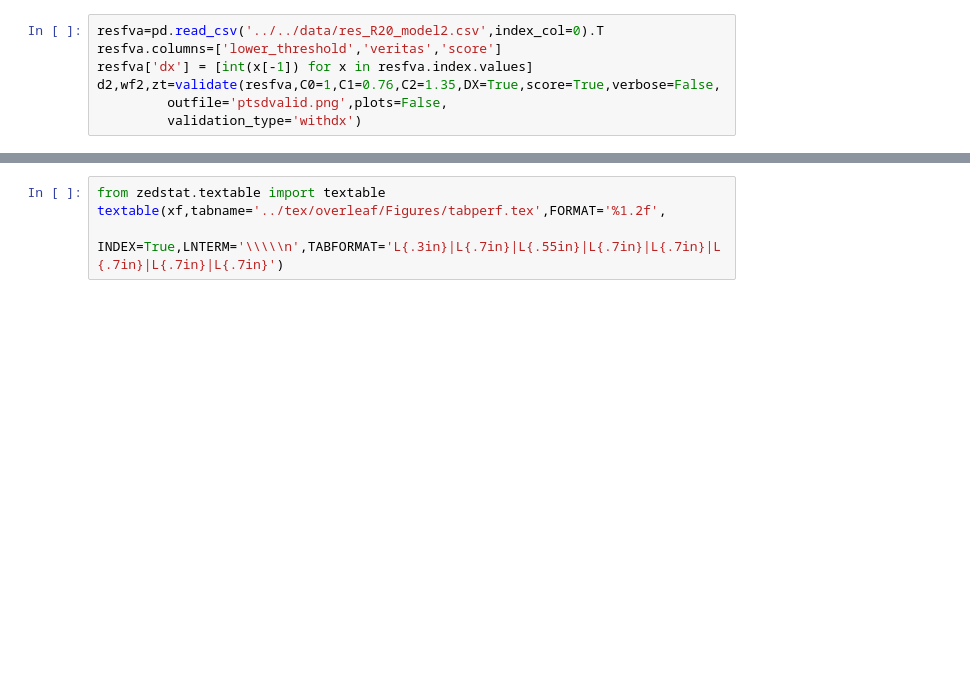
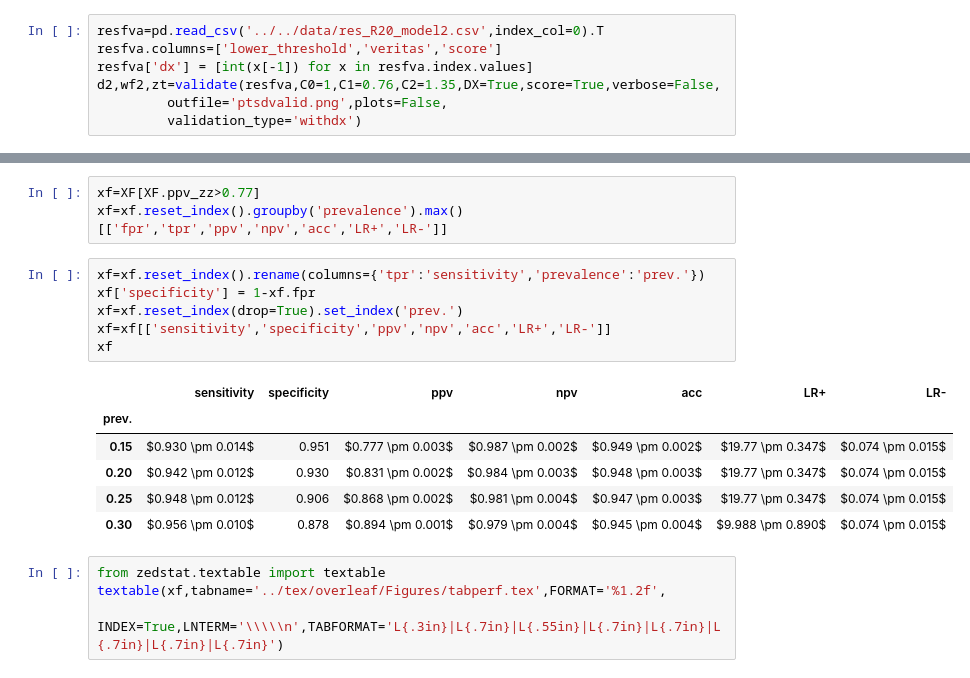
Before and after one commit to zeroknowledgediscovery/truthnet, a Jupyter notebook: truthnet/examples/redo_auc.ipynb, the cells around one changed output, grey strips where cells are left out. Saved outputs shown, nothing was run; the diff lists cells and outputs as text; blank space fills up the shorter version.

```diff
--- a/truthnet/examples/redo_auc.ipynb
+++ b/truthnet/examples/redo_auc.ipynb
@@ -256,3 +243,19 @@ xf
+# %%
+xf=XF[XF.ppv_zz>0.77]
+xf=xf.reset_index().groupby('prevalence').max()[['fpr','tpr','ppv','npv','acc','LR+','LR-']]
+# %%
+xf=xf.reset_index().rename(columns={'tpr':'sensitivity','prevalence':'prev.'})
+xf['specificity'] = 1-xf.fpr
+xf=xf.reset_index(drop=True).set_index('prev.')
+xf=xf[['sensitivity','specificity','ppv','npv','acc','LR+','LR-']]
+xf
+# %% [output]
+|  | sensitivity | specificity | ppv | npv | acc | LR+ | LR- |
+| prev. |  |  |  |  |  |  |  |
+| 0.15 | $0.930 \pm 0.014$ | 0.951 | $0.777 \pm 0.003$ | $0.987 \pm 0.002$ | $0.949 \pm 0.002$ | $19.77 \pm 0.347$ | $0.074 \pm 0.015$ |
+| 0.20 | $0.942 \pm 0.012$ | 0.930 | $0.831 \pm 0.002$ | $0.984 \pm 0.003$ | $0.948 \pm 0.003$ | $19.77 \pm 0.347$ | $0.074 \pm 0.015$ |
+| 0.25 | $0.948 \pm 0.012$ | 0.906 | $0.868 \pm 0.002$ | $0.981 \pm 0.004$ | $0.947 \pm 0.003$ | $19.77 \pm 0.347$ | $0.074 \pm 0.015$ |
+| 0.30 | $0.956 \pm 0.010$ | 0.878 | $0.894 \pm 0.001$ | $0.979 \pm 0.004$ | $0.945 \pm 0.004$ | $9.988 \pm 0.890$ | $0.074 \pm 0.015$ |
 # %%
 from zedstat.textable import textable
 textable(xf,tabname='../tex/overleaf/Figures/tabperf.tex',FORMAT='%1.2f',
```
Also changed, not shown: parts of 11 cells of this notebook, 1 other file.
